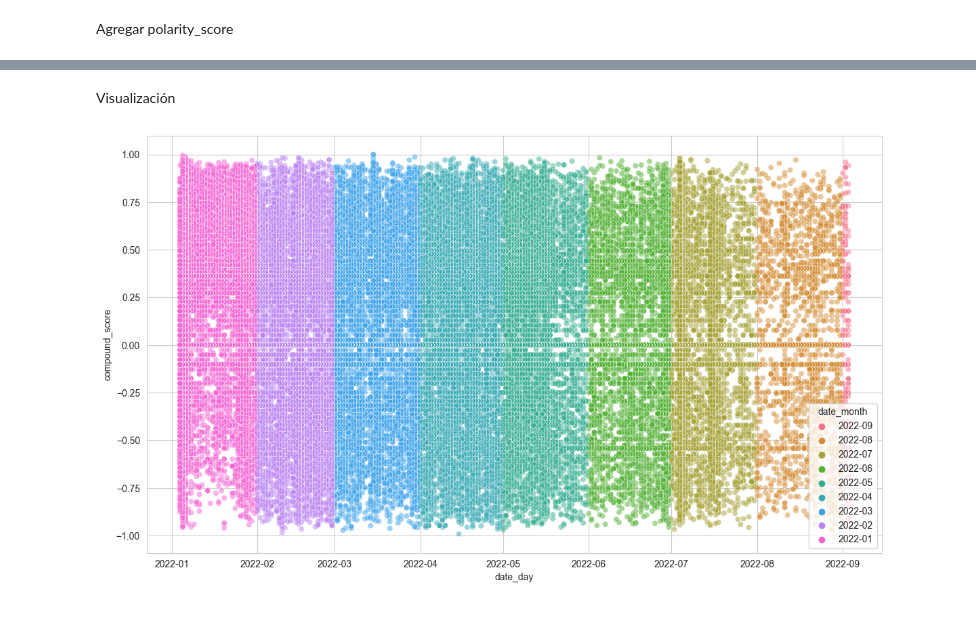
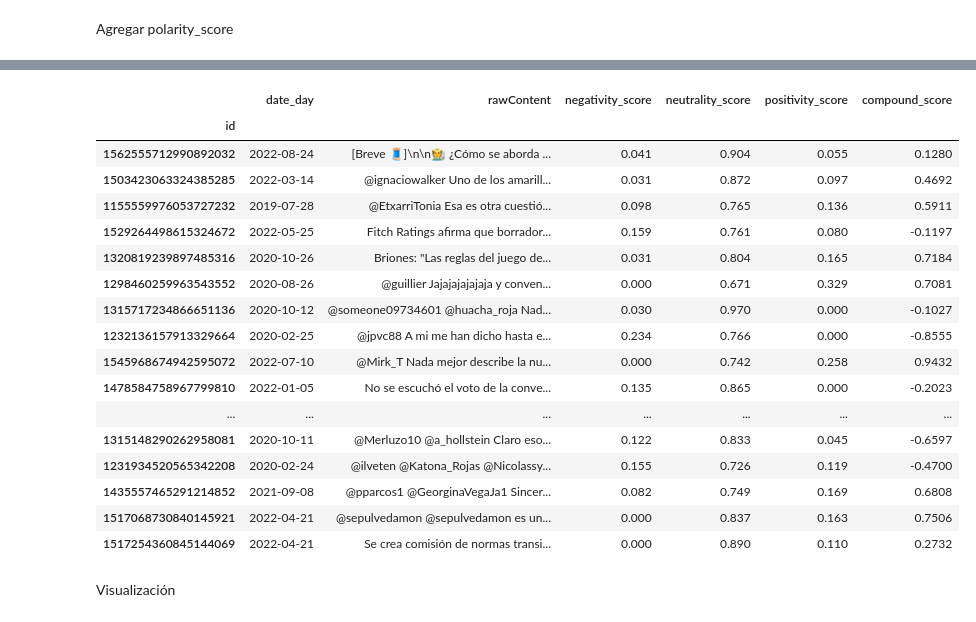
Before and after one commit to aquinteros/cc_sentiment_analysis, a Jupyter notebook: SA_vaderSentiment.ipynb, the cells around one changed output, grey strips where cells are left out. Saved outputs shown, nothing was run; the diff lists cells and outputs as text; code cells hidden in the pictures.

```diff
--- a/SA_vaderSentiment.ipynb
+++ b/SA_vaderSentiment.ipynb
@@ -37,0 +32,35 @@ tweets = pd.read_csv('datasets/dataset_mencion1.csv')
+# %%
+from vaderSentiment.vaderSentiment import SentimentIntensityAnalyzer
+
+sentiment_analyzer = SentimentIntensityAnalyzer(lexicon_file='C:/Users/alniquia/OneDrive - Telefonica/Documents/Projects/cc_sentiment_analysis/lexicon_es.txt')
+
+# Concatenar las busquedas de los tweets
+years = [2019, 2020, 2021, 2022]
+
+months = [1, 2, 3, 4, 5, 6, 7, 8, 9, 10, 11, 12]
+
+conceptos=['Convencion_Constitucional',
+	'Proceso_Constituyente',
+	'Nueva_Constitucion',
+	'Convencion_Constituyente']
+
+tweets = pd.DataFrame()
+
+for year in years:
+	for month in months:
+		for concepto in conceptos:
+			try:
+				newtweets = pd.read_parquet('datasets/' + str(year) + '/' + concepto + '_' + str(year) + '_' + str(month) + '.parquet')
+				newtweets['archivo'] = concepto + '_' + str(year) + '_' + str(month) + '.parquet'
+				newtweets['keyword'] = concepto
+				newtweets['date_day'] = newtweets['date'].dt.date.astype('datetime64[ns]')
+				newtweets['date_week'] = newtweets['date'].dt.strftime('%Y-%W')
+				newtweets['date_month'] = newtweets['date'].dt.strftime('%Y-%m')
+				tweets = pd.concat([tweets, newtweets])
+				print('Agregado ' + concepto + '_' + str(year) + '_' + str(month) + '.parquet -> ' + str(len(newtweets)) + ' tweets')
+			except:
+				print('No se encuentra ' + concepto + '_' + str(year) + '_' + str(month) + '.parquet')
+
+tweets = tweets[~tweets.index.duplicated(keep='first')]
+tweets = tweets.sort_values(by='date', ascending=True)
+tweets.shape
@@ -56,2 +96,25 @@ tweets.head()
+# %%
+pd.options.display.max_rows = 70
+pd.options.display.max_colwidth = 1000
+tweets[['date_day','rawContent','negativity_score', 'neutrality_score', 'positivity_score', 'compound_score']].sample(70)
+# %% [output]
+|  | date_day | rawContent | negativity_score | neutrality_score | positivity_score | compound_score |
+| id |  |  |  |  |  |  |
+| 1562555712990892032 | 2022-08-24 | [Breve 🧵]\n\n🧑‍🌾 ¿Cómo se aborda ... | 0.041 | 0.904 | 0.055 | 0.1280 |
+| 1503423063324385285 | 2022-03-14 | @ignaciowalker Uno de los amarill... | 0.031 | 0.872 | 0.097 | 0.4692 |
+| 1155559976053727232 | 2019-07-28 | @EtxarriTonia Esa es otra cuestió... | 0.098 | 0.765 | 0.136 | 0.5911 |
+| 1529264498615324672 | 2022-05-25 | Fitch Ratings afirma que borrador... | 0.159 | 0.761 | 0.080 | -0.1197 |
+| 1320819239897485316 | 2020-10-26 | Briones: "Las reglas del juego de... | 0.031 | 0.804 | 0.165 | 0.7184 |
+| 1298460259963543552 | 2020-08-26 | @guillier Jajajajajajaja y conven... | 0.000 | 0.671 | 0.329 | 0.7081 |
+| 1315717234866651136 | 2020-10-12 | @someone09734601 @huacha_roja Nad... | 0.030 | 0.970 | 0.000 | -0.1027 |
+| 1232136157913329664 | 2020-02-25 | @jpvc88 A mi me han dicho hasta e... | 0.234 | 0.766 | 0.000 | -0.8555 |
+| 1545968674942595072 | 2022-07-10 | @Mirk_T Nada mejor describe la nu... | 0.000 | 0.742 | 0.258 | 0.9432 |
+| 1478584758967799810 | 2022-01-05 | No se escuchó el voto de la conve... | 0.135 | 0.865 | 0.000 | -0.2023 |
+| ... | ... | ... | ... | ... | ... | ... |
+| 1315148290262958081 | 2020-10-11 | @Merluzo10 @a_hollstein Claro eso... | 0.122 | 0.833 | 0.045 | -0.6597 |
+| 1231934520565342208 | 2020-02-24 | @ilveten @Katona_Rojas @Nicolassy... | 0.155 | 0.726 | 0.119 | -0.4700 |
+| 1435557465291214852 | 2021-09-08 | @pparcos1 @GeorginaVegaJa1 Sincer... | 0.082 | 0.749 | 0.169 | 0.6808 |
+| 1517068730840145921 | 2022-04-21 | @sepulvedamon @sepulvedamon es un... | 0.000 | 0.837 | 0.163 | 0.7506 |
+| 1517254360845144069 | 2022-04-21 | Se crea comisión de normas transi... | 0.000 | 0.890 | 0.110 | 0.2732 |
 # %% [markdown]
 Visualización
@@ -65,7 +123,5 @@ sns.set_style('whitegrid')
 sns.set_palette('afmhot')
 
 fig, ax = plt.subplots(figsize=(14, 8))
-sns.scatterplot(x='date_day', y='compound_score', data=tweets, ax=ax, alpha=0.5, hue='date_month')
+sns.heatmap(data=tweets[['date_day','compound_score']], ax=ax, alpha=0.5)
 plt.show()
-# %% [output]
-[figure, removed]
```
Also changed, not shown: parts of 6 cells of this notebook.
